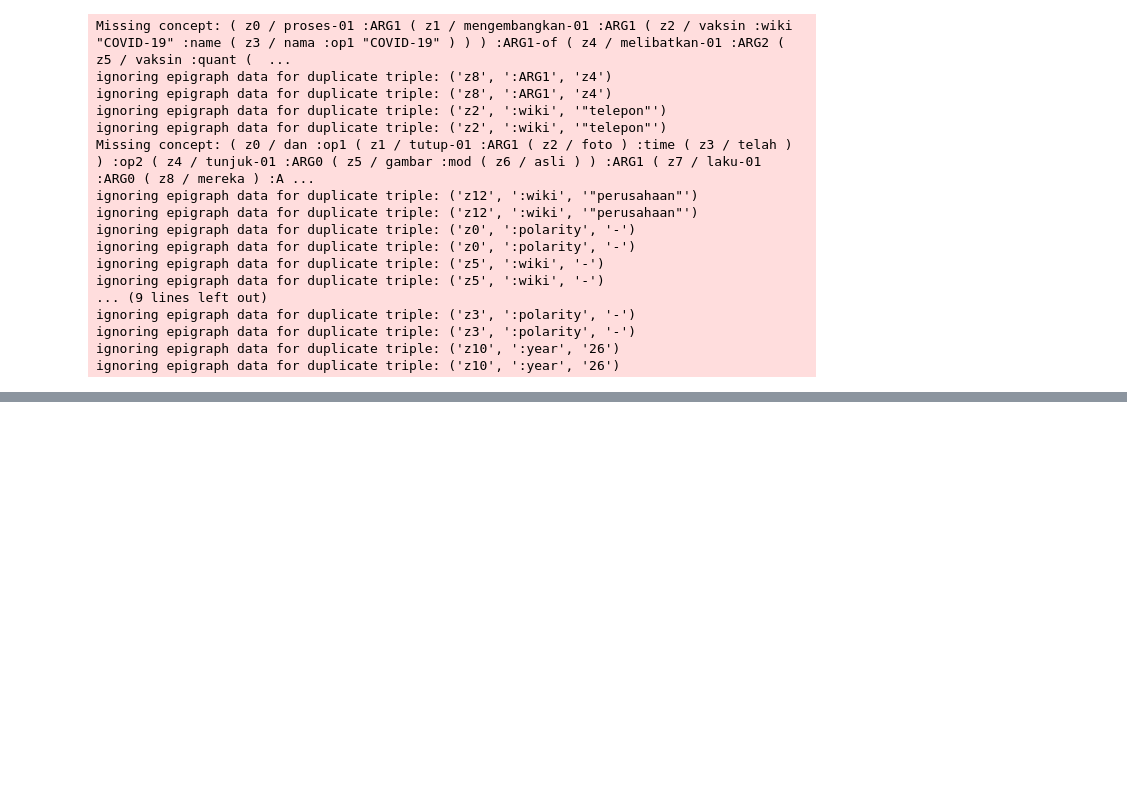
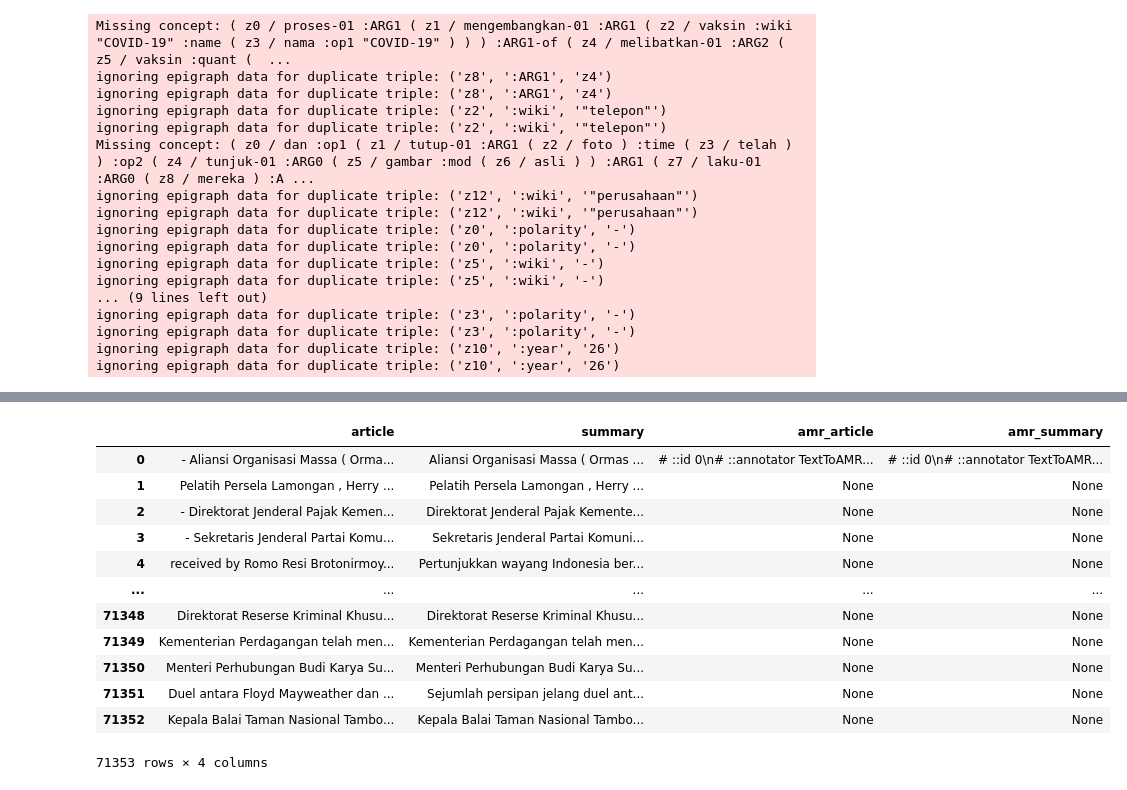
Before and after one commit to fabhiansan/thesis, a Jupyter notebook: Create Dataset From Nafkan to AMR Fact.ipynb, the cells around one changed output, grey strips where cells are left out. Drawn from its saved outputs; the diff is of its cells as text; code cells hidden in the pictures; blank space fills up the shorter version.

Commit message:
Add AMR parsing for IndoSum dataset

```diff
--- a/Create Dataset From Nafkan to AMR Fact.ipynb
+++ b/Create Dataset From Nafkan to AMR Fact.ipynb
@@ -50,3 +50,8 @@ os.listdir("../dataset/Dataset Berita Palsu/")
+# %%
+path_train_concat_amr2 = "../dataset/ds/amrbart-id-concat-train-amr2/train.jsonl"
+path_train_concat_amr3 = "../dataset/ds/amrbart-id-concat-train-amr3/train.jsonl"
+path_train_set_hki = "../dataset/Dataset Berita Palsu/train_set_hki.csv"
+path_indosum = "../dataset/indosum/"
 # %%
 import penman
 from utils.pointer_to_penman import convert_amr
@@ -466,0 +484,11 @@ ignoring epigraph data for duplicate triple: ('z10', ':year', '26')
+# %%
+import pandas as pd
+from datasets import load_from_disk
+
+
+file_path = path_indosum + indosum_files[2]
+dataset = load_from_disk(file_path)
+
+df = dataset.to_pandas()
+
+print(df.head())
@@ -466,0 +517,24 @@ ignoring epigraph data for duplicate triple: ('z10', ':year', '26')
+# %%
+df['amr_article'] = None
+df['amr_summary'] = None
+# %%
+for i in range(len(df)):
+    article = df.iloc[i]['article']
+    summary = df.iloc[i]['summary']
+
+    amr = text_to_amr(article)
+    amr_summary = text_to_amr(summary)
+
+    amr.metadata = {}
+    amr_summary.metadata = {}
+
+    df.at[i, 'amr_article'] = penman.encode(amr)
+    df.at[i, 'amr_summary'] = penman.encode(amr_summary)
+
+    if i % 100 == 0:
+        df.to_csv(path_indosum + indosum_files[2] + "/indosum_amr.csv", index=False)
+        send_telegram_message(f"{i} processed")
+
+
+df.to_csv(path_indosum + indosum_files[2] + "/indosum_amr.csv", index=False)
+send_telegram_message(f"finish all process")
@@ -466,0 +560,16 @@ ignoring epigraph data for duplicate triple: ('z10', ':year', '26')
+# %%
+df
+# %% [output]
+|  | article | summary | amr_article | amr_summary |
+| 0 | - Aliansi Organisasi Massa ( Orma... | Aliansi Organisasi Massa ( Ormas ... | # ::id 0\n# ::annotator TextToAMR... | # ::id 0\n# ::annotator TextToAMR... |
+| 1 | Pelatih Persela Lamongan , Herry ... | Pelatih Persela Lamongan , Herry ... | None | None |
+| 2 | - Direktorat Jenderal Pajak Kemen... | Direktorat Jenderal Pajak Kemente... | None | None |
+| 3 | - Sekretaris Jenderal Partai Komu... | Sekretaris Jenderal Partai Komuni... | None | None |
+| 4 | received by Romo Resi Brotonirmoy... | Pertunjukkan wayang Indonesia ber... | None | None |
+| ... | ... | ... | ... | ... |
+| 71348 | Direktorat Reserse Kriminal Khusu... | Direktorat Reserse Kriminal Khusu... | None | None |
+| 71349 | Kementerian Perdagangan telah men... | Kementerian Perdagangan telah men... | None | None |
+| 71350 | Menteri Perhubungan Budi Karya Su... | Menteri Perhubungan Budi Karya Su... | None | None |
+| 71351 | Duel antara Floyd Mayweather dan ... | Sejumlah persipan jelang duel ant... | None | None |
+| 71352 | Kepala Balai Taman Nasional Tambo... | Kepala Balai Taman Nasional Tambo... | None | None |
+71353 rows × 4 columns
```
Also changed, not shown: parts of 12 cells of this notebook.
